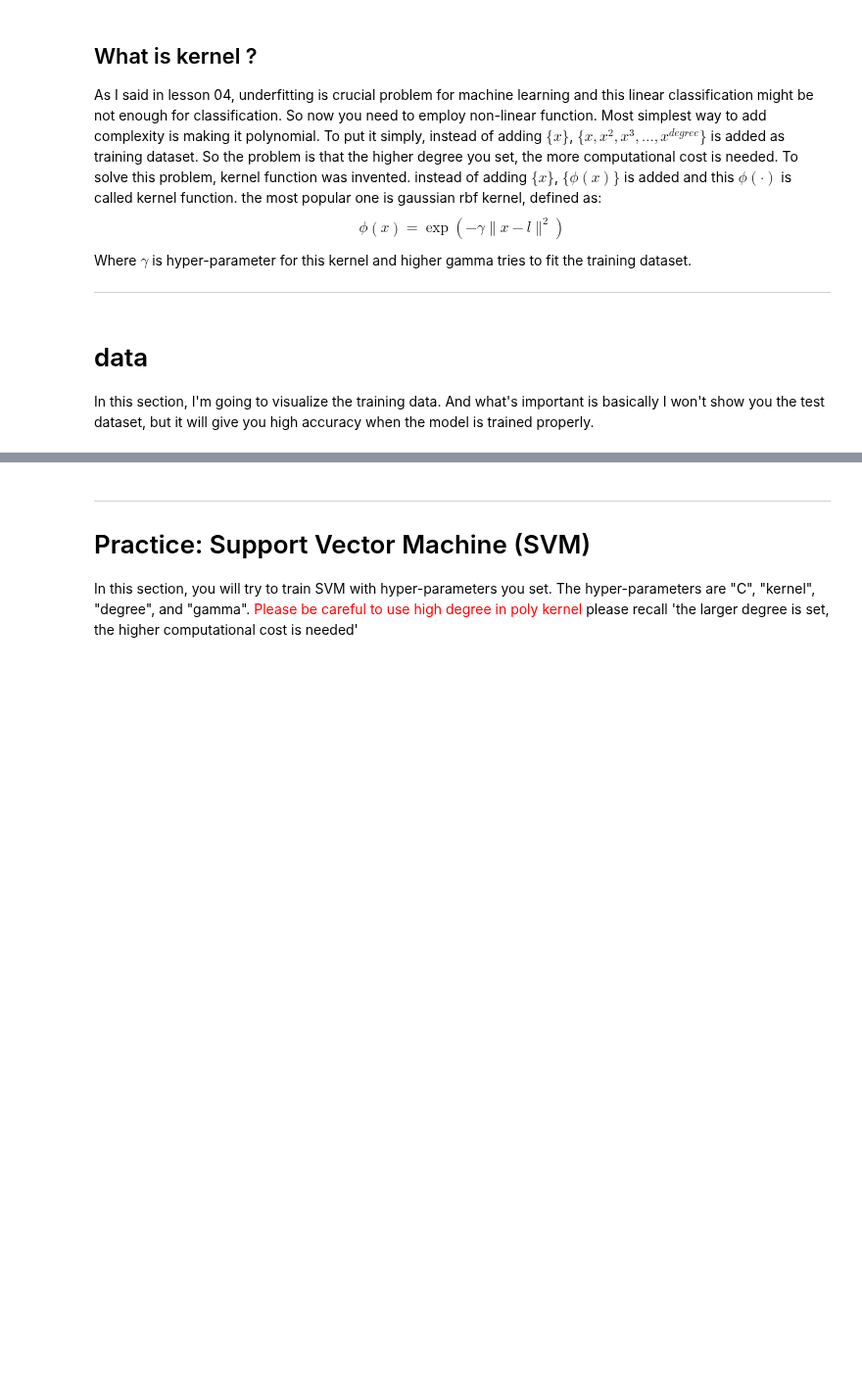
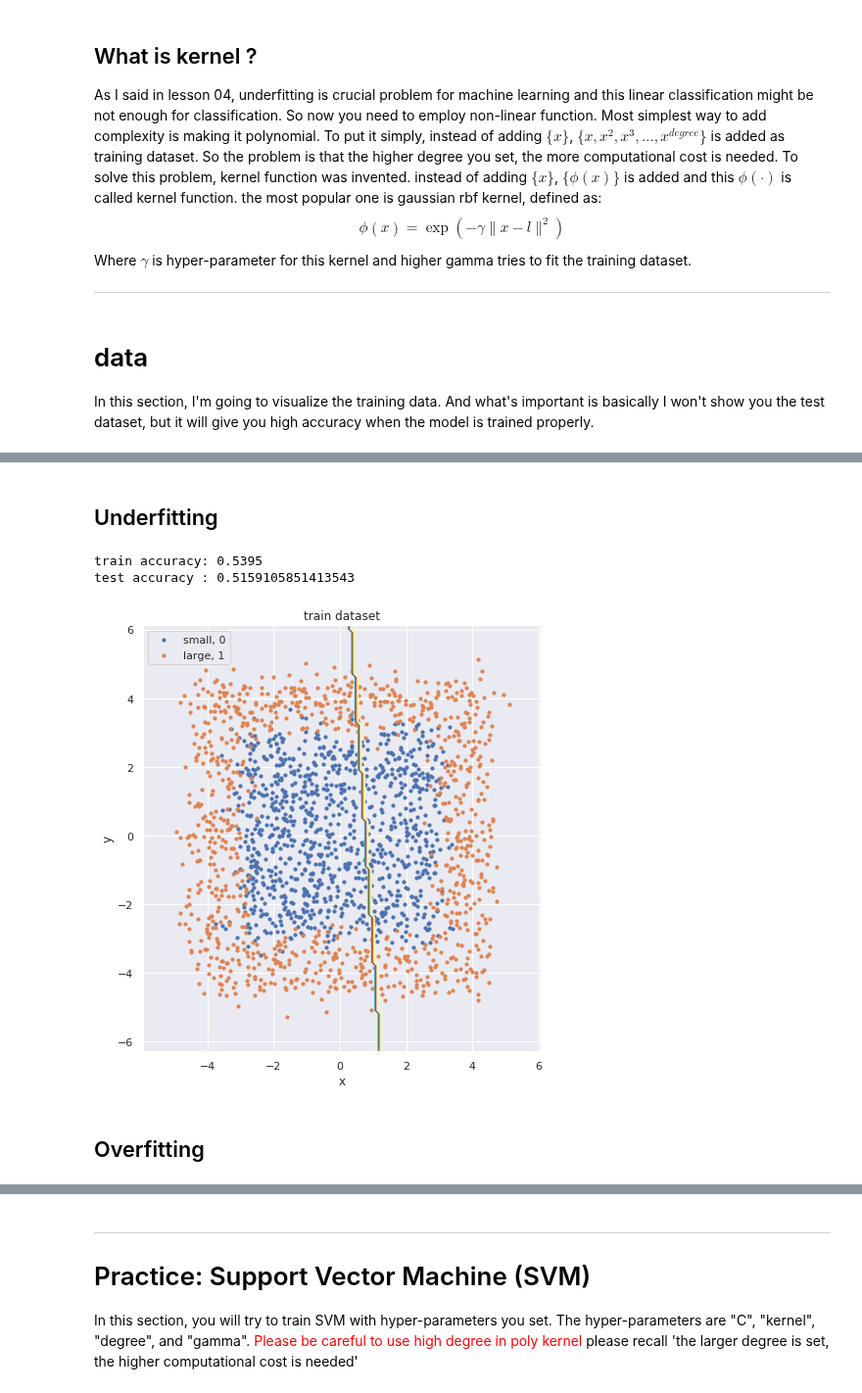
Before and after one commit to shinshoji01/gonken-lesson, a Jupyter notebook: 2020/05_Practice-Overfitting_and_Underfitting.ipynb, the cells around one changed output, grey strips where cells are left out. Shown at 98% size. Saved outputs shown, nothing was run; the diff lists cells and outputs as text; code cells hidden in the pictures; blank space fills up the shorter version.

```diff
--- a/2020/05_Practice-Overfitting_and_Underfitting.ipynb
+++ b/2020/05_Practice-Overfitting_and_Underfitting.ipynb
@@ -113,0 +121,18 @@ plt.legend()
+# %% [markdown]
+## Underfitting
+# %%
+C = 1
+kernel = "linear" # choices are "linear", "poly", "rbf"
+degree = 3 # you can use this valuable if you choose "poly" for kernel.
+gamma = 1 # you can use this valuable if you choose "rbf" for kernel.
+# %%
+svm, train, tets, train_acc, test_acc = train_model(train, test, C, kernel, degree, gamma)
+print(f"train accuracy: {train_acc}")
+print(f"test accuracy : {test_acc}")
+get_decision_boundary(svm, train, test, kernel, degree, False)
+# %% [output]
+train accuracy: 0.5395
+test accuracy : 0.5159105851413543
+[figure, added]
+# %% [markdown]
+## Overfitting
```
Also changed, not shown: parts of 7 cells of this notebook.
